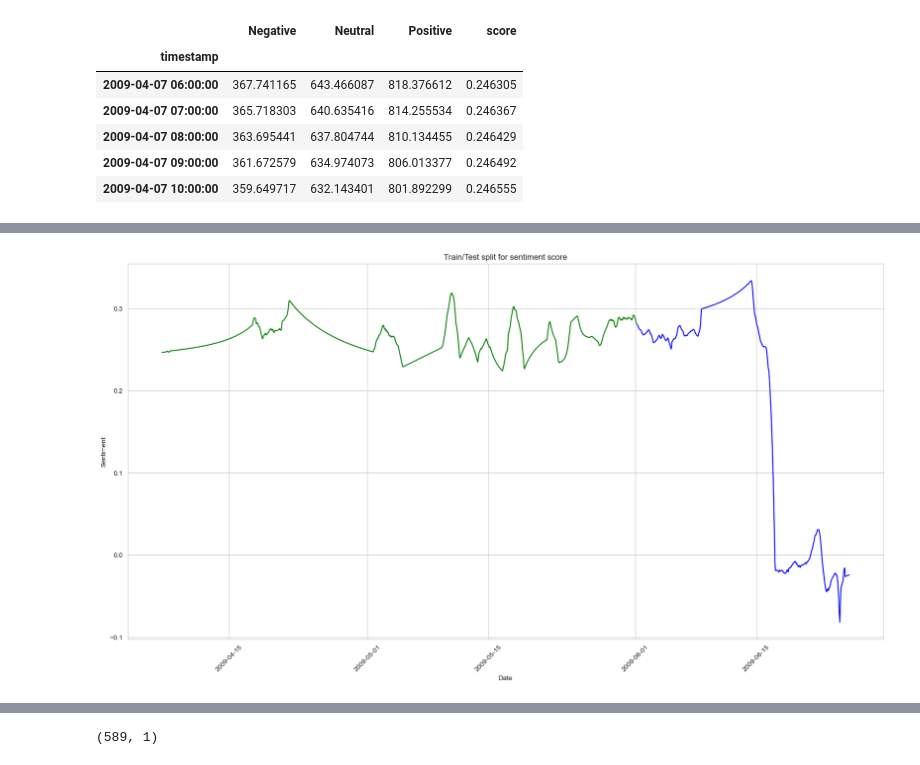
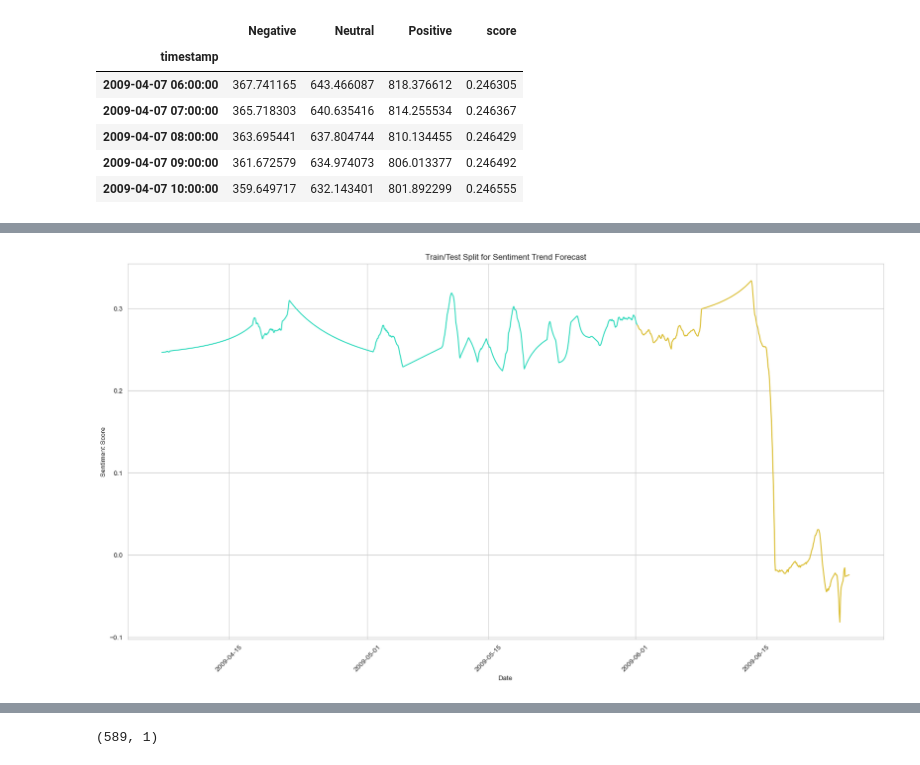
Before and after one commit to weberfs/CA_ADA_BDSP, a Jupyter notebook: tweets_sentiment_analysis.ipynb, the cells around one changed output, grey strips where cells are left out. Cells and saved outputs as stored; diff of their text form; code cells hidden in the pictures.

```diff
--- a/tweets_sentiment_analysis.ipynb
+++ b/tweets_sentiment_analysis.ipynb
@@ -126,7 +159,7 @@ Name: sentiment, dtype: int64
 # %%
-# count sentiment
-tweet_count1 = tweet.groupby(['timestamp','sentiment'])['text'].count().reset_index().rename(columns={'text':'count'})
-tweet_count1.head()
+# Get sentiment counts by entry and print results
+tweet_count = tweet.groupby(['timestamp','sentiment'])['text'].count().reset_index().rename(columns={'text':'count'})
+tweet_count.head()
 # %% [output]
 |  | timestamp | sentiment | count |
 | 0 | 2009-04-07 06:19:45 | Positive | 1 |
@@ -135,5 +168,5 @@ tweet_count1.head()
 | 3 | 2009-04-07 06:19:57 | Negative | 1 |
 | 4 | 2009-04-07 06:19:57 | Positive | 1 |
 # %%
-# format timestamp
-tweet_count1['timestamp'] = pd.to_datetime(tweet_count1['timestamp'])
+# transform timestamo column to datetime type
+tweet_count['timestamp'] = pd.to_datetime(tweet_count['timestamp'])
@@ -150,3 +173,4 @@ tweet_count1.head()
 # %%
-tweet_pivoted = tweet_count1.pivot(index='timestamp',columns=['sentiment'], values='count')
+# Pivot table by sentiment and define timestamp as index
+tweet_pivoted = tweet_count.pivot(index='timestamp',columns=['sentiment'], values='count')
 # %%
@@ -438,4 +397,4 @@ plt.show()
 # %%
-train = tweet_forecast[tweet_forecast.index < pd.to_datetime("2009-06-01 06:00:00", format='%Y-%m-%d')]
+# Split data time-series into train and test
+train = tweet_forecast[tweet_forecast.index < pd.to_datetime("2009-06-01 06:00:00")]
 test = tweet_forecast[tweet_forecast.index >= pd.to_datetime("2009-06-01 06:00:00", format='%Y-%m-%d')]
-test.head()
@@ -460,10 +401,12 @@ train.head()
 # %%
-plt.plot(train, color = "green", label = 'Training')
-plt.plot(test, color = "blue", label = 'Testing')
-plt.ylabel('Sentiment')
+# Plot train and test split
+sns.set_style('whitegrid')
+plt.plot(train, color = "#30dabd", label = 'Training')
+plt.plot(test, color = "#dabd30", label = 'Testing')
+plt.ylabel('Sentiment Score')
 plt.xlabel('Date')
 plt.xticks(rotation=45)
-plt.title("Train/Test split for sentiment score")
+plt.title("Train/Test Split for Sentiment Trend Forecast")
 plt.show()
 # %% [output]
-[figure, old version]
+[figure, new version]
```
Also changed, not shown: parts of 85 cells of this notebook, 2 other files.
